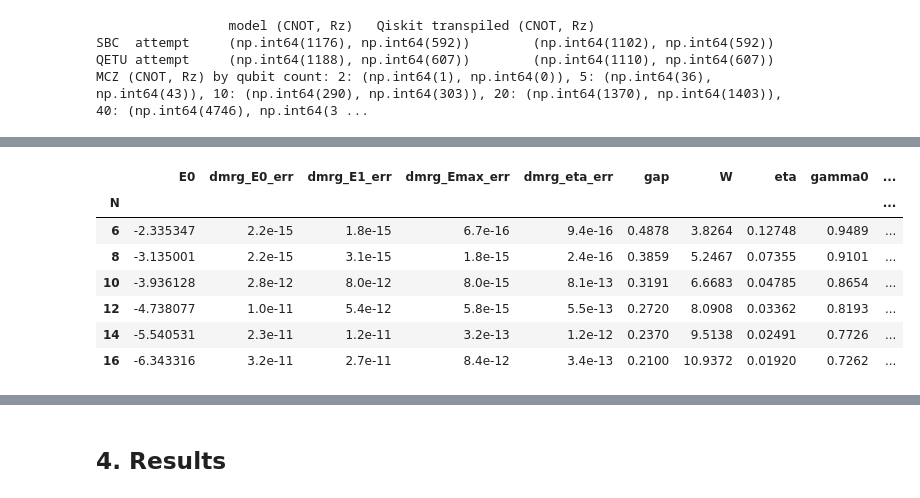
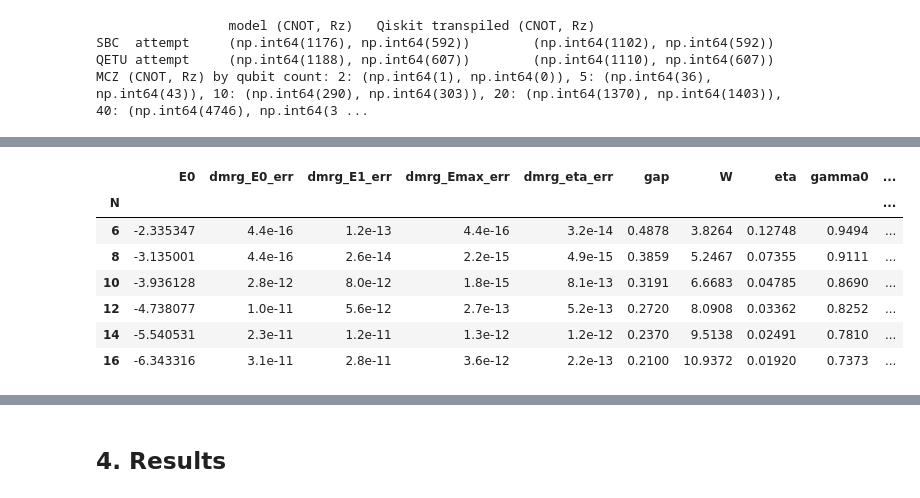
Before and after one commit to aaronseymour7/CLAUDE, a Jupyter notebook: ORNL/workflow_study.ipynb, the cells around one changed output, grey strips where cells are left out. Drawn from its saved outputs; the diff is of its cells as text; code cells hidden in the pictures.

```diff
--- a/ORNL/workflow_study.ipynb
+++ b/ORNL/workflow_study.ipynb
@@ -116,57 +115,72 @@ def dmrg(N, sign=1.0, penalty=None):
     Jd = {(i, j): sign * J for i, j, J in bonds}
     b = qop.heisenberg_from_edges(list(Jd), j=lambda i, j: Jd[(i, j)] if (i, j) in Jd else Jd[(j, i)])
     if penalty:                       # penalty (S^z_tot - 1)^2: the S^z = 0 ground state is pushed up, the triplet is not
         for i in range(N):
             for j in range(N):
                 if i != j:
                     b.add_term(penalty, ("sz", i), ("sz", j))
             b.add_term(-2 * penalty, ("sz", i))
     d = qtn.DMRG2(b.build_mpo(), bond_dims=DMRG_BONDS, cutoffs=1e-12); d.solve(tol=1e-10, verbosity=0, max_sweeps=40)
     E = float(np.real(d.energy)) + (penalty * (N / 4 + 1) if penalty else 0.0)   # constant part of the penalty
     return E, d.state
 
 def dmrg_ground_state(N):
     return dmrg(N)
 
+SIM = AerSimulator(method="statevector")
+
+def aer_state(qc, init=None):
+    # run qc in Aer from |0...0> or from the normalised statevector init; return the final statevector
+    c = QuantumCircuit(qc.num_qubits)
+    if init is not None:
+        c.set_statevector(init)
+    c.compose(qc, inplace=True); c.save_statevector()
+    return np.asarray(SIM.run(c).result().get_statevector())
+
+def to_qiskit(ch, v):                 # ED sector vector -> 2^N vector, qubit i = site i
+    q = sum((((ch.states >> (ch.N - 1 - i)) & 1) << i) for i in range(ch.N))
+    out = np.zeros(1 << ch.N, complex); out[q] = v
+    return out
+
+def sz0_weight(v, N):
+    pc = np.array([bin(i).count("1") for i in range(1 << N)])
+    return float(np.sum(abs(v[pc == N // 2]) ** 2))
+
+class Est:                            # what the filter is allowed to know: DMRG estimates and the bonds
+    pass
+
 chains, prep = {}, []
 for N in NS:
     t0 = time.time()
-    ch = Chain(N, 0.0, J1, J2)
+    ed = Chain(N, 0.0, J1, J2)                                   # exact reference
+    g0 = to_qiskit(ed, ed.g0)
     E0_d, psi = dmrg_ground_state(N)
-    q = sum((((ch.states >> (N - 1 - i)) & 1) << i) for i in range(N))   # sector basis state -> qiskit index
-    # (a) package default: approximate method, 1 layer (its bond-2 compression ignores S^z)
     mps = psi.copy(); mps.permute_arrays("lrp")
-    full_a = Statevector(mps_to_circuit(list(mps.arrays), method="approximate", shape="lrp", num_layers=1)).data
-    va = full_a[q]
-    # (b) used here: S^z-conserving truncation to bond 2 (ornl.prep), then the package's exact bond-2 -> circuit map
-    B = truncate_bond2(psi.to_dense().ravel(), N); B[0] = B[0] / np.linalg.norm(B[0])
-    qc = mps_to_circuit(B, method="exact", shape="lpr")
-    v = Statevector(qc).data[q]
-    leak = 1 - np.vdot(v, v).real
-    ch.set_base(v, label="mps-to-circuit")
-    # spectral estimates from DMRG set the filter (τ, H_s); the exact values are kept only to report the errors
+    qc = mps_to_circuit(list(mps.arrays), method="approximate", shape="lrp", num_layers=1)
+    trial = aer_state(qc)
     E1_d, Emax_d = dmrg(N, penalty=2.0)[0], -dmrg(N, sign=-1.0)[0]
-    exact = (ch.E0, ch.E1, ch.Emax, ch.gap_s)
+    ch = Est()
+    ch.N, ch.bonds, ch.g0, ch.trial = N, ed.bonds, g0, trial
     ch.E0, ch.E1, ch.Emax = E0_d, E1_d, Emax_d
     ch.gap, ch.W = E1_d - E0_d, Emax_d - E0_d
     ch.gap_s = ch.gap / ch.W
+    ch.gamma0 = abs(np.vdot(g0, trial)) ** 2
     ch.prep = counts(qc)
     chains[N] = ch
-    prep.append(dict(N=N, E0=ch.E0, dmrg_E0_err=abs(E0_d - exact[0]), dmrg_E1_err=abs(E1_d - exact[1]),
-                     dmrg_Emax_err=abs(Emax_d - exact[2]), dmrg_eta_err=abs(ch.gap_s - exact[3]), gap=ch.gap, W=ch.W, eta=ch.gap_s,
-                     gamma0=ch.gamma0, leak_out_of_Sz0=leak, prep_CNOT=ch.prep[0], prep_nonCliff_Rz=ch.prep[1],
-                     gamma0_pkg_default=abs(np.vdot(ch.g0, va)) ** 2, leak_pkg_default=1 - np.vdot(va, va).real,
-                     seconds=time.time() - t0))
+    prep.append(dict(N=N, E0=ch.E0, dmrg_E0_err=abs(E0_d - ed.E0), dmrg_E1_err=abs(E1_d - ed.E1),
+                     dmrg_Emax_err=abs(Emax_d - ed.Emax), dmrg_eta_err=abs(ch.gap_s - ed.gap_s), gap=ch.gap, W=ch.W,
+                     eta=ch.gap_s, gamma0=ch.gamma0, leak_out_of_Sz0=1 - sz0_weight(trial, N),
+                     prep_CNOT=ch.prep[0], prep_nonCliff_Rz=ch.prep[1], seconds=time.time() - t0))
 prep = pd.DataFrame(prep).set_index("N")
-display(prep.style.format({"E0": "{:.6f}", "dmrg_E0_err": "{:.1e}", "dmrg_E1_err": "{:.1e}", "dmrg_Emax_err": "{:.1e}", "dmrg_eta_err": "{:.1e}", "gap": "{:.4f}", "W": "{:.4f}", "eta": "{:.5f}",
-                           "gamma0": "{:.4f}", "leak_out_of_Sz0": "{:.1e}", "gamma0_pkg_default": "{:.4f}",
-                           "leak_pkg_default": "{:.3f}", "seconds": "{:.1f}"}))
+display(prep.style.format({"E0": "{:.6f}", "dmrg_E0_err": "{:.1e}", "dmrg_E1_err": "{:.1e}", "dmrg_Emax_err": "{:.1e}",
+                           "dmrg_eta_err": "{:.1e}", "gap": "{:.4f}", "W": "{:.4f}", "eta": "{:.5f}", "gamma0": "{:.4f}",
+                           "leak_out_of_Sz0": "{:.1e}", "seconds": "{:.1f}"}))
 # %% [output]
 |  | E0 | dmrg_E0_err | dmrg_E1_err | dmrg_Emax_err | dmrg_eta_err | gap | W | eta | gamma0 | ... |
 | N |  |  |  |  |  |  |  |  |  | ... |
-| 6 | -2.335347 | 2.2e-15 | 1.8e-15 | 6.7e-16 | 9.4e-16 | 0.4878 | 3.8264 | 0.12748 | 0.9489 | ... |
-| 8 | -3.135001 | 2.2e-15 | 3.1e-15 | 1.8e-15 | 2.4e-16 | 0.3859 | 5.2467 | 0.07355 | 0.9101 | ... |
-| 10 | -3.936128 | 2.8e-12 | 8.0e-12 | 8.0e-15 | 8.1e-13 | 0.3191 | 6.6683 | 0.04785 | 0.8654 | ... |
-| 12 | -4.738077 | 1.0e-11 | 5.4e-12 | 5.8e-15 | 5.5e-13 | 0.2720 | 8.0908 | 0.03362 | 0.8193 | ... |
-| 14 | -5.540531 | 2.3e-11 | 1.2e-11 | 3.2e-13 | 1.2e-12 | 0.2370 | 9.5138 | 0.02491 | 0.7726 | ... |
-| 16 | -6.343316 | 3.2e-11 | 2.7e-11 | 8.4e-12 | 3.4e-13 | 0.2100 | 10.9372 | 0.01920 | 0.7262 | ... |
+| 6 | -2.335347 | 4.4e-16 | 1.2e-13 | 4.4e-16 | 3.2e-14 | 0.4878 | 3.8264 | 0.12748 | 0.9494 | ... |
+| 8 | -3.135001 | 4.4e-16 | 2.6e-14 | 2.2e-15 | 4.9e-15 | 0.3859 | 5.2467 | 0.07355 | 0.9111 | ... |
+| 10 | -3.936128 | 2.8e-12 | 8.0e-12 | 1.8e-15 | 8.1e-13 | 0.3191 | 6.6683 | 0.04785 | 0.8690 | ... |
+| 12 | -4.738077 | 1.0e-11 | 5.6e-12 | 2.7e-13 | 5.2e-13 | 0.2720 | 8.0908 | 0.03362 | 0.8252 | ... |
+| 14 | -5.540531 | 2.3e-11 | 1.2e-11 | 1.3e-12 | 1.2e-12 | 0.2370 | 9.5138 | 0.02491 | 0.7810 | ... |
+| 16 | -6.343316 | 3.1e-11 | 2.8e-11 | 3.6e-12 | 2.2e-13 | 0.2100 | 10.9372 | 0.01920 | 0.7373 | ... |
```
Also changed, not shown: parts of 11 cells of this notebook, 5 other files.
